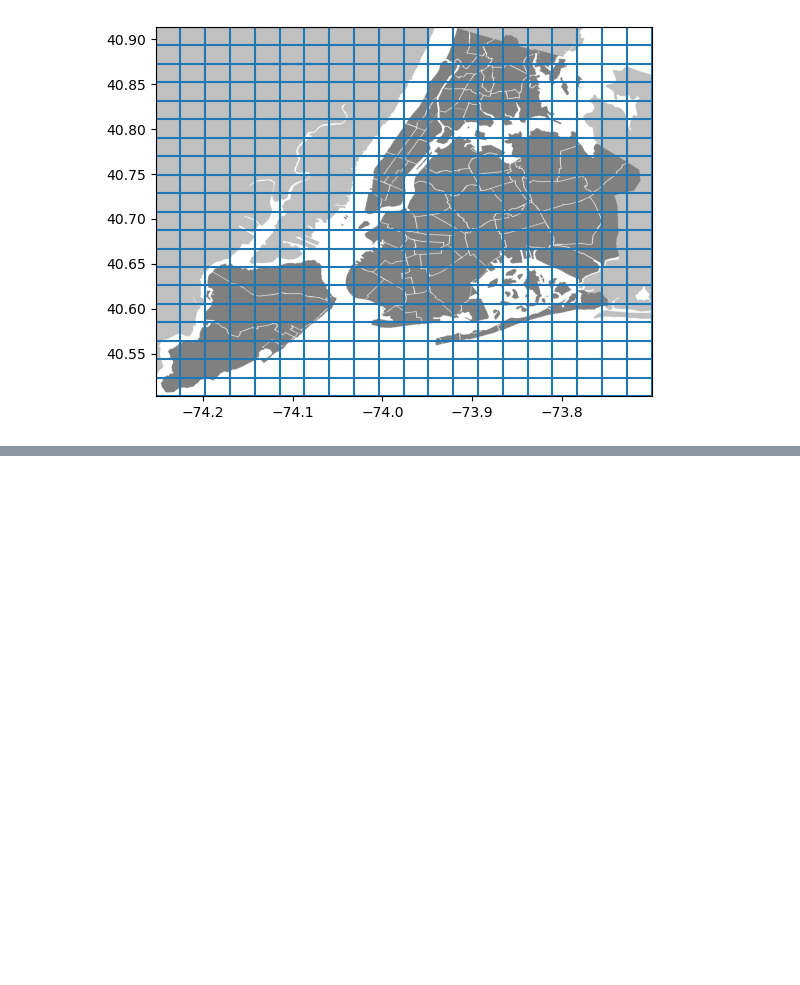
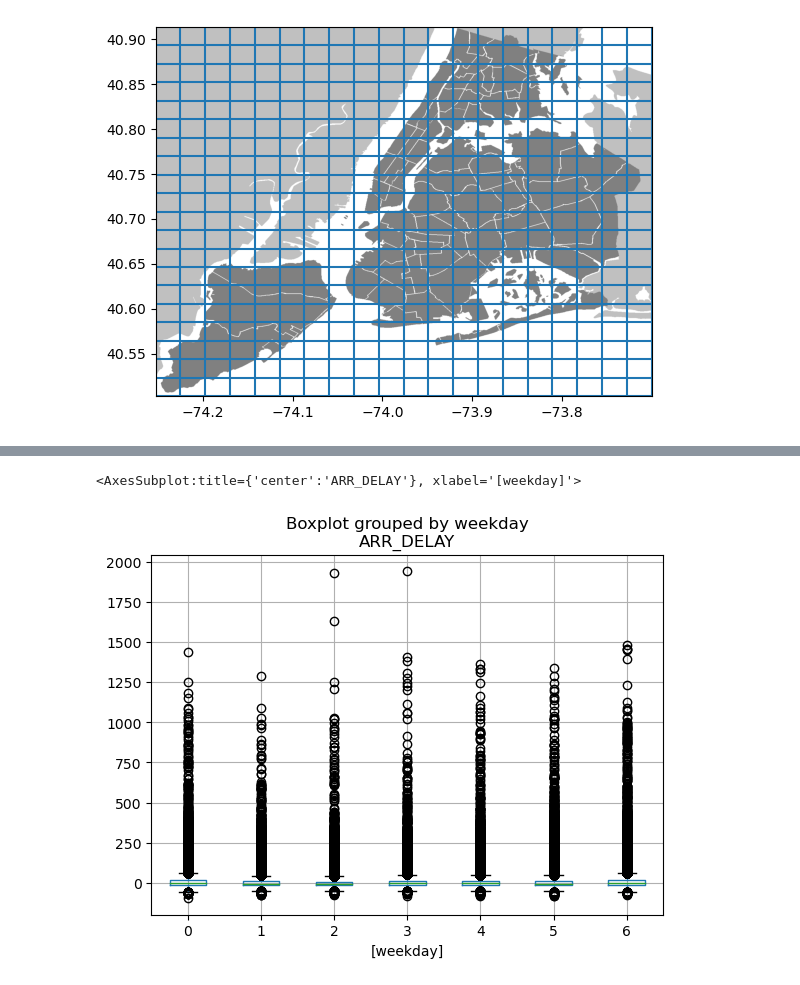
Before and after one commit to JacopoLungo/DataScienceLab, a Jupyter notebook: Labs/Lab5/Lab5.ipynb, the cells around one changed output, grey strips where cells are left out. Saved outputs shown, nothing was run; the diff lists cells and outputs as text; code cells hidden in the pictures; blank space fills up the shorter version.

```diff
--- a/Labs/Lab5/Lab5.ipynb
+++ b/Labs/Lab5/Lab5.ipynb
@@ -261,0 +325,4 @@ dfFlightDelay
+# %%
+print(f"There are {int(dfFlightDelay['CANCELLED'].sum())} cancelled flights")
+mask = dfFlightDelay['CANCELLED'] == 0
+noCancelledFDf = dfFlightDelay.loc[mask]
@@ -261,0 +385,2 @@ dfFlightDelay
+# %%
+df = noCancelledFDf.copy()
@@ -261,0 +403,4 @@ dfFlightDelay
+# %%
+df['weekday'] = df['FL_DATE'].dt.dayofweek
+# %%
+df['delaydelta'] =df['ARR_DELAY'] - df['DEP_DELAY']
@@ -261,0 +437,5 @@ dfFlightDelay
+# %%
+df.boxplot(column = ['ARR_DELAY'] , by = ['weekday'])
+# %% [output]
+<AxesSubplot:title={'center':'ARR_DELAY'}, xlabel='[weekday]'>
+[figure, added]
```
Also changed, not shown: parts of 67 cells of this notebook.
